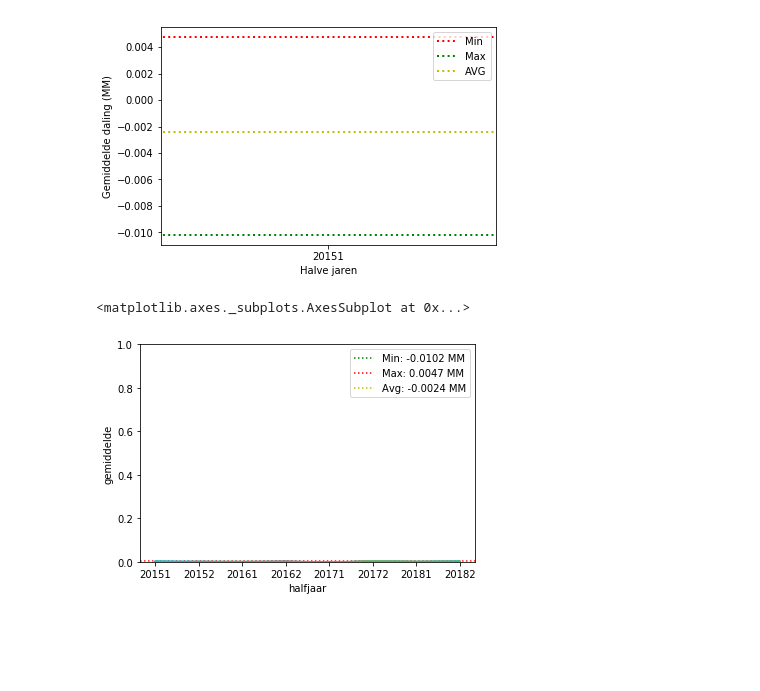
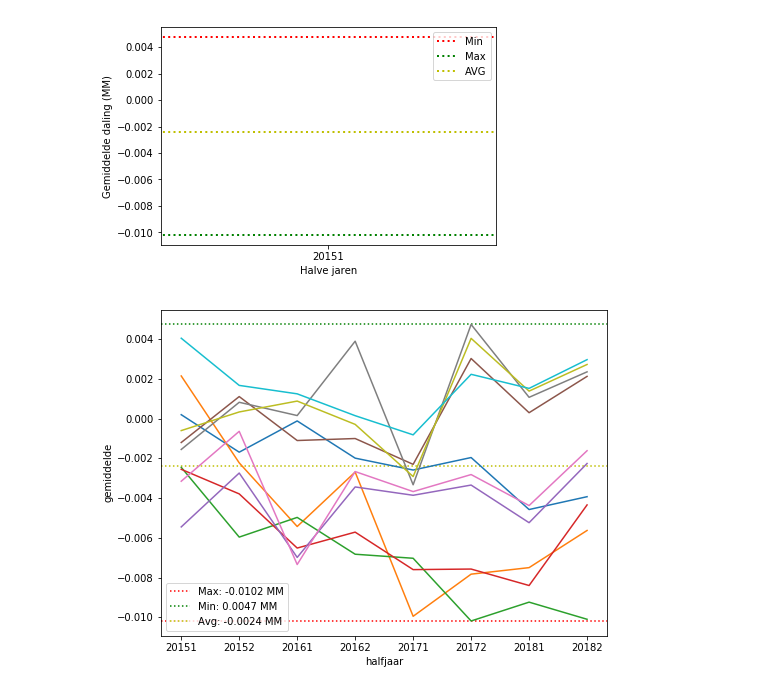
Before and after one commit to Jellybean12/Groepje-C3, a Jupyter notebook: gemiddelde_daling_per_halfjaar.ipynb, the cells around one changed output. Drawn from its saved outputs; the diff is of its cells as text; code cells hidden in the pictures; blank space fills up the shorter version.

```diff
--- a/gemiddelde_daling_per_halfjaar.ipynb
+++ b/gemiddelde_daling_per_halfjaar.ipynb
@@ -111,17 +111,18 @@ ValueError: x and y must have same first dimension, but have shapes (80,) and (8
 # %%
 import seaborn as sns
 minim = data['gemiddelde'].min()
 maxim = data['gemiddelde'].max()
 avge = data['gemiddelde'].mean()
-plt.ylim(0,1)
-plt.axhline(minim, 0,1, color='g', linestyle=':', label='Min: '+str(round(minim, 4))+' MM')
-plt.axhline(maxim, 0,1, color='r', linestyle=':', label='Max: '+str(round(maxim, 4))+' MM')
+plt.axhline(minim, 0,1, color='r', linestyle=':', label='Max: '+str(round(minim, 4))+' MM')
+plt.axhline(maxim, 0,1, color='g', linestyle=':', label='Min: '+str(round(maxim, 4))+' MM')
 plt.axhline(avge, 0,1, color='y', linestyle=':', label='Avg: '+str(round(avge, 4))+' MM')
 plt.legend()
 sns.lineplot(x=data['halfjaar'], y="gemiddelde", data=data, hue="pnt_id", legend=False)
+figure = plt.gcf()
+figure.set_size_inches(8, 6)
+plt.savefig("myplot.png", dpi = 100)
 # %% [output]
-<matplotlib.axes._subplots.AxesSubplot at 0x...>
-[figure, old version]
+[figure, new version]
 # %%
 def gemiddelde(df):
     aantal = len(df['meting'])
```
Also changed, not shown: 1 other file.
